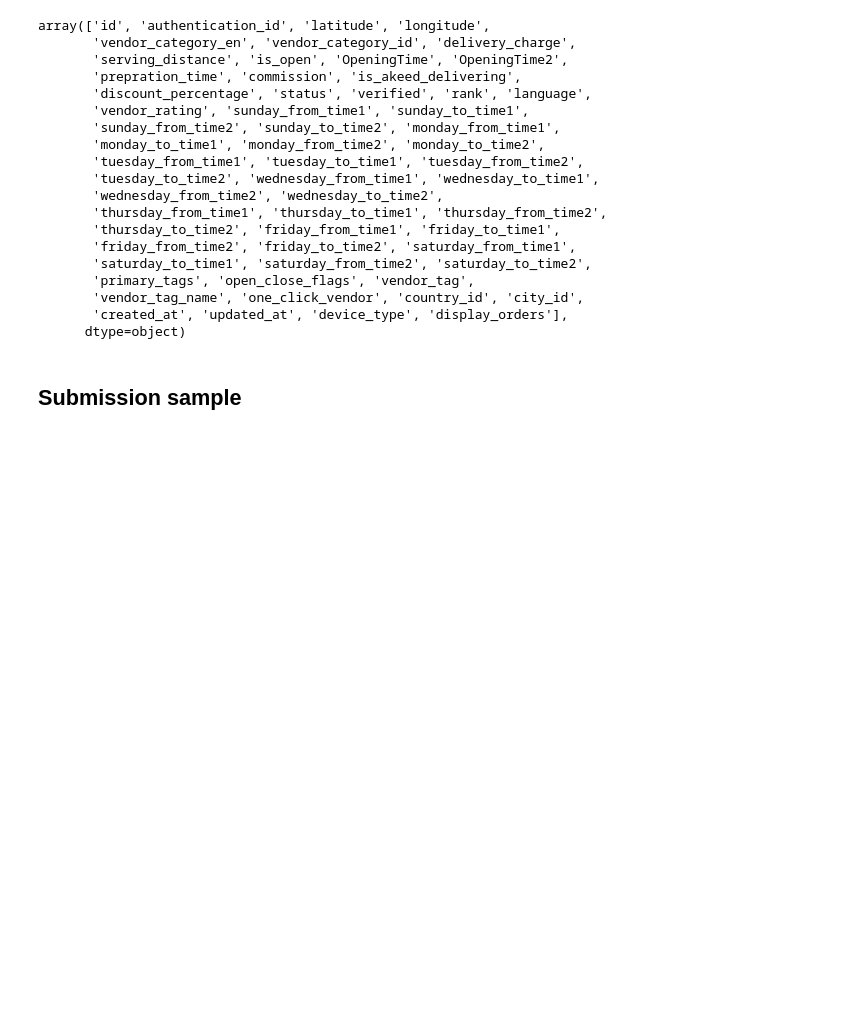
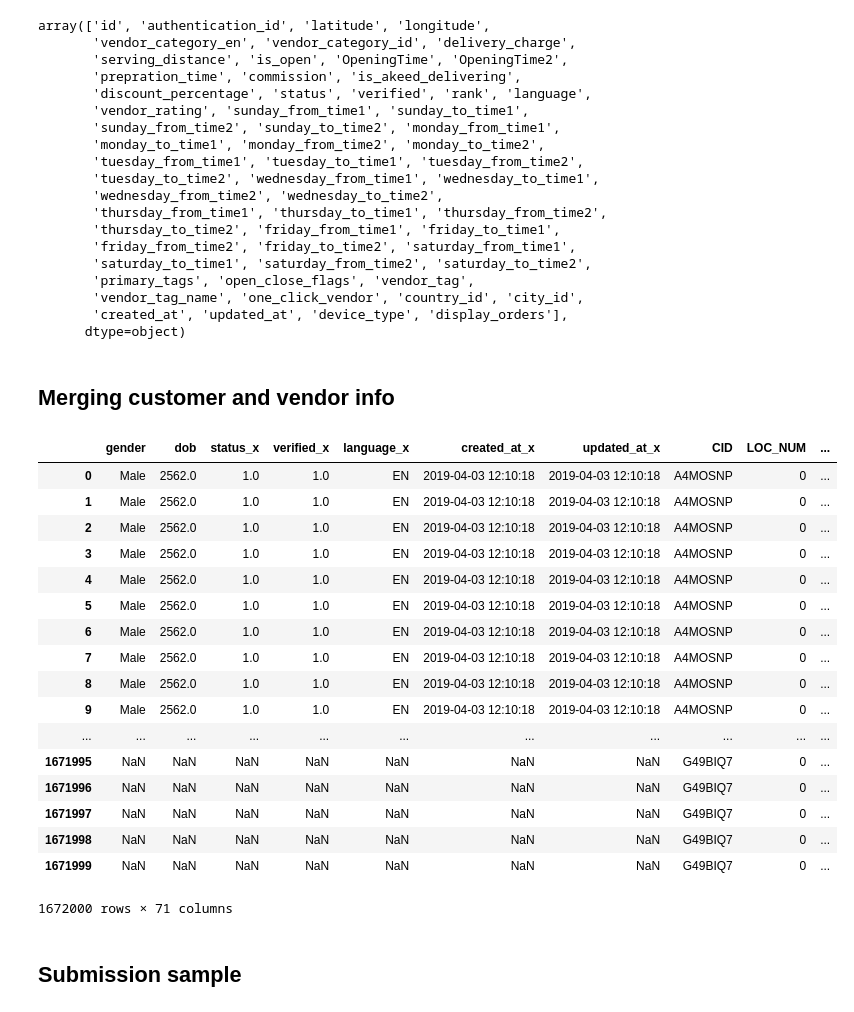
Before and after one commit to Poonamspatil/Akeed_Restaurant_Recommendation_Challenge, a Jupyter notebook: Data_curation/test.ipynb, the cells around one changed output. Drawn from its saved outputs; the diff is of its cells as text; code cells hidden in the pictures; blank space fills up the shorter version.

```diff
--- a/Data_curation/test.ipynb
+++ b/Data_curation/test.ipynb
@@ -176,3 +208,28 @@ array(['id', 'authentication_id', 'latitude', 'longitude',
        'vendor_tag_name', 'one_click_vendor', 'country_id', 'city_id',
        'created_at', 'updated_at', 'device_type', 'display_orders'],
       dtype=object)
+# %% [markdown]
+## Merging customer and vendor info
+# %%
+test_ss = cust_loc.assign(key=1).merge(vendors.assign(key=1), on='key').drop('key',axis=1)
+# %%
+test_ss
+# %% [output]
+|  | gender | dob | status_x | verified_x | language_x | created_at_x | updated_at_x | CID | LOC_NUM | ... |
+| 0 | Male | 2562.0 | 1.0 | 1.0 | EN | 2019-04-03 12:10:18 | 2019-04-03 12:10:18 | A4MOSNP | 0 | ... |
+| 1 | Male | 2562.0 | 1.0 | 1.0 | EN | 2019-04-03 12:10:18 | 2019-04-03 12:10:18 | A4MOSNP | 0 | ... |
+| 2 | Male | 2562.0 | 1.0 | 1.0 | EN | 2019-04-03 12:10:18 | 2019-04-03 12:10:18 | A4MOSNP | 0 | ... |
+| 3 | Male | 2562.0 | 1.0 | 1.0 | EN | 2019-04-03 12:10:18 | 2019-04-03 12:10:18 | A4MOSNP | 0 | ... |
+| 4 | Male | 2562.0 | 1.0 | 1.0 | EN | 2019-04-03 12:10:18 | 2019-04-03 12:10:18 | A4MOSNP | 0 | ... |
+| 5 | Male | 2562.0 | 1.0 | 1.0 | EN | 2019-04-03 12:10:18 | 2019-04-03 12:10:18 | A4MOSNP | 0 | ... |
+| 6 | Male | 2562.0 | 1.0 | 1.0 | EN | 2019-04-03 12:10:18 | 2019-04-03 12:10:18 | A4MOSNP | 0 | ... |
+| 7 | Male | 2562.0 | 1.0 | 1.0 | EN | 2019-04-03 12:10:18 | 2019-04-03 12:10:18 | A4MOSNP | 0 | ... |
+| 8 | Male | 2562.0 | 1.0 | 1.0 | EN | 2019-04-03 12:10:18 | 2019-04-03 12:10:18 | A4MOSNP | 0 | ... |
+| 9 | Male | 2562.0 | 1.0 | 1.0 | EN | 2019-04-03 12:10:18 | 2019-04-03 12:10:18 | A4MOSNP | 0 | ... |
+| ... | ... | ... | ... | ... | ... | ... | ... | ... | ... | ... |
+| 1671995 | NaN | NaN | NaN | NaN | NaN | NaN | NaN | G49BIQ7 | 0 | ... |
+| 1671996 | NaN | NaN | NaN | NaN | NaN | NaN | NaN | G49BIQ7 | 0 | ... |
+| 1671997 | NaN | NaN | NaN | NaN | NaN | NaN | NaN | G49BIQ7 | 0 | ... |
+| 1671998 | NaN | NaN | NaN | NaN | NaN | NaN | NaN | G49BIQ7 | 0 | ... |
+| 1671999 | NaN | NaN | NaN | NaN | NaN | NaN | NaN | G49BIQ7 | 0 | ... |
+1672000 rows × 71 columns
```
Also changed, not shown: parts of 8 cells of this notebook.
